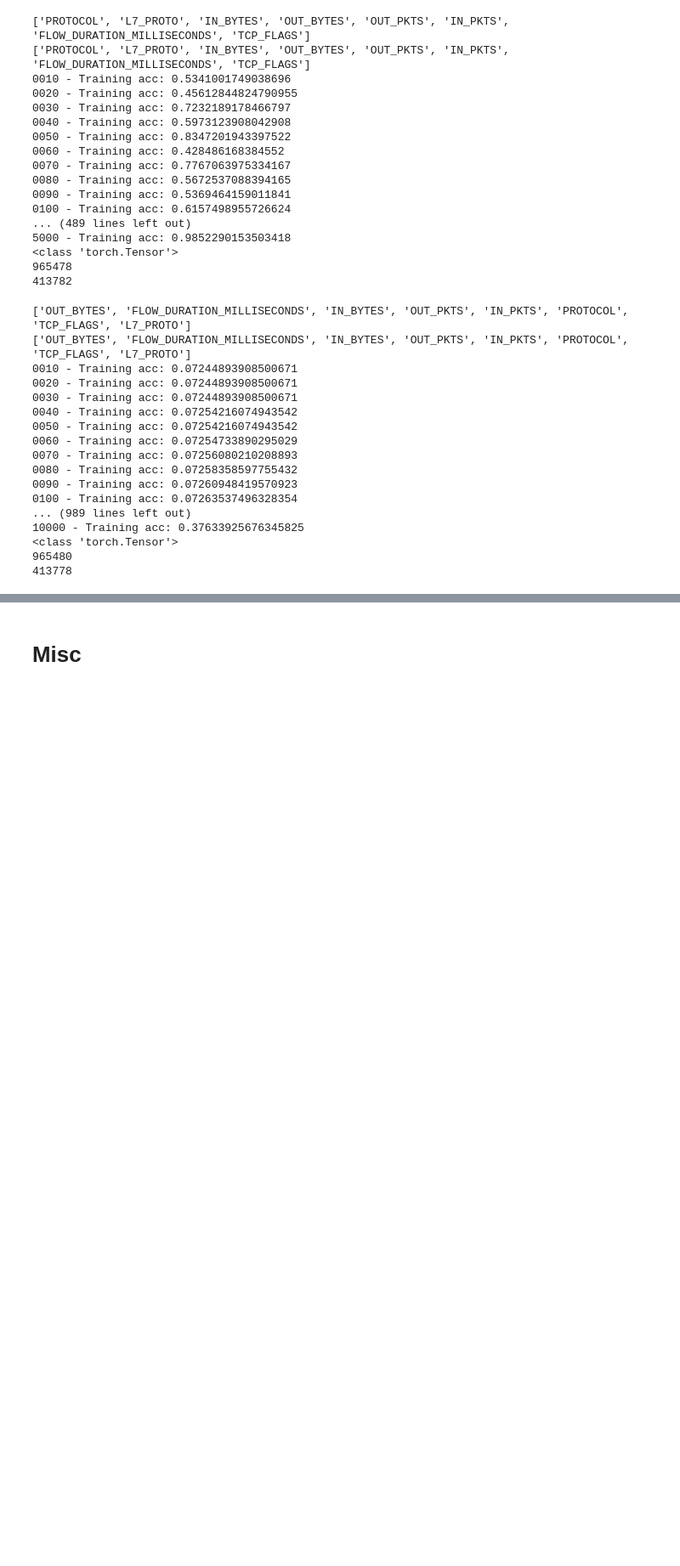
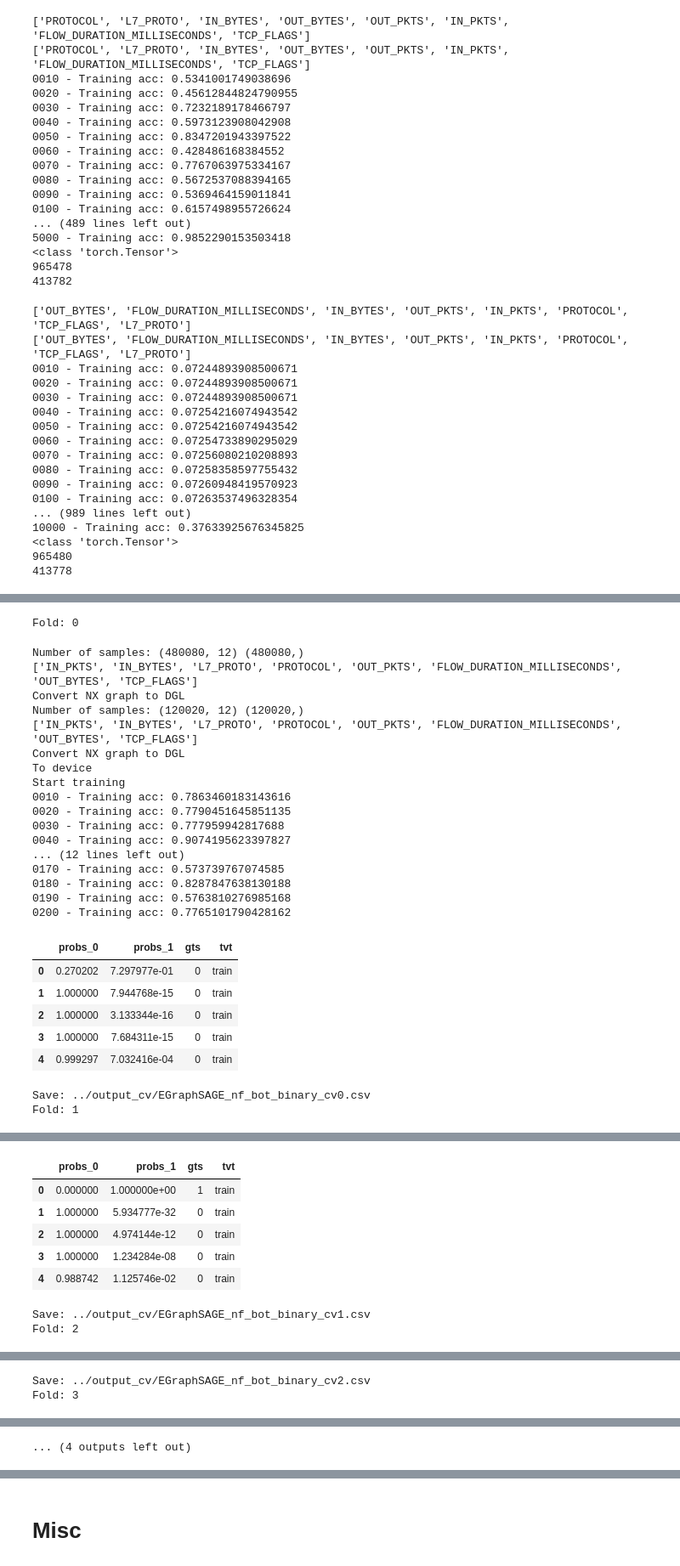
Before and after one commit to hoangntc/TS-IDS, a Jupyter notebook: experiment/3_baseline_EGraphSAGE.ipynb, the cells around one changed output, grey strips where cells are left out. Shown: that part at 85% size. Saved outputs shown, nothing was run; the diff lists cells and outputs as text; code cells hidden in the pictures; blank space fills up the shorter version.

```diff
--- a/experiment/3_baseline_EGraphSAGE.ipynb
+++ b/experiment/3_baseline_EGraphSAGE.ipynb
@@ -151,13 +152,14 @@ def create_prob_df(
 # %%
 def run_baseline(
     ds_name,
+    g_name,
     cname_label,
+    cname_tvt,
     n_epochs
 ):
-    cname_tvt = f'{cname_label}_tvt'
 
-    data = pd.read_csv(f'../datasets/{ds_name}_tvt.csv')
-    label2idx = pd.read_pickle(f'../datasets/{ds_name}_graph_multi.pkl')['label2idx']
+    data = pd.read_csv(f'../datasets/{ds_name}.csv')
+    label2idx = pd.read_pickle(f'../datasets/{g_name}.pkl')['label2idx']
     if cname_label == 'Attack':
         data['Attack'] = data['Attack'].map(label2idx)
 
@@ -175,7 +177,7 @@ def run_baseline(
     data.drop(columns=['L4_SRC_PORT','L4_DST_PORT'], inplace=True)
 
     ####
-    X_cnames = [c for c in data.columns if c not in ['Label_tvt', 'Attack_tvt']]
+    X_cnames = [c for c in data.columns if not c.startswith('Label_tvt') and not c.startswith('Attack_tvt')]
     X_train, X_test, y_train, y_test = (data[data[cname_tvt]!='test'][X_cnames],
                                         data[data[cname_tvt]=='test'][X_cnames],
                                         data[data[cname_tvt]!='test'][cname_label],
@@ -188,8 +190,12 @@ def run_baseline(
     encoder = ce.TargetEncoder(cols=['TCP_FLAGS','L7_PROTO','PROTOCOL'])
     encoder.fit(X_train, y_train)
 
-    G_train = build_graph(scaler, encoder, X_train, y_train, cols_to_norm)
-    G_test = build_graph(scaler, encoder, X_test, y_test, cols_to_norm)
+    G_train = build_graph(scaler, encoder, X_train, y_train, cols_to_norm, cname_label)
+    G_test = build_graph(scaler, encoder, X_test, y_test, cols_to_norm, cname_label)
+
+    print('To device')
+    G_train = G_train.to(torch.device(device))
+    G_test = G_test.to(torch.device(device))
 
     node_features = G_train.ndata['h']
     edge_features = G_train.edata['h']
@@ -222,6 +228,7 @@ def run_baseline(
     edge_label = G_train.edata[cname_label]
     train_mask = G_train.edata['train_mask']
 
+    print('Start training')
     for epoch in range(1, n_epochs+1):
         pred = model(G_train, node_features, edge_features).to(device)
         loss = criterion(pred[train_mask], edge_label[train_mask])
@@ -241,9 +248,6 @@ def run_baseline(
     #### train
     train_pred_prop = model(G_train, node_features, edge_features).to(device)
     train_actual = G_train.edata.pop(cname_label)
-    print(type(train_actual))
-    print(len(train_actual))
-    print(len(test_actual))
     #### create probs df
     test_prob_df = create_prob_df(
         'train',
@@ -413,0 +441,47 @@ ton_multi_prob_df.to_csv('../output/EGraphSAGE_nf_ton_multi.csv', index=False)
+# %%
+n_epochs = 200
+cname_label = 'Label'
+ds_name = 'NF-BoT-IoT_cv'
+g_name = 'NF-BoT-IoT_cv0_graph_binary'
+for fold in range(n_folds):
+    print('Fold:', fold)
+    cname_tvt = f'{cname_label}_tvt_fold_{fold}'
+    df_result = run_baseline(
+        ds_name,
+        g_name,
+        cname_label,
+        cname_tvt,
+        n_epochs
+    )
+    display(df_result.head())
+    if flag_save:
+        out_path = f'../output_cv/EGraphSAGE_nf_bot_binary_cv{fold}.csv'
+        print('Save:', out_path)
+        df_result.to_csv(out_path, index=False)
+# %% [output]
+Fold: 0
+Number of samples: (480080, 12) (480080,)
+['IN_PKTS', 'IN_BYTES', 'L7_PROTO', 'PROTOCOL', 'OUT_PKTS', 'FLOW_DURATION_MILLISECONDS', 'OUT_BYTES', 'TCP_FLAGS']
+Convert NX graph to DGL
+Number of samples: (120020, 12) (120020,)
+['IN_PKTS', 'IN_BYTES', 'L7_PROTO', 'PROTOCOL', 'OUT_PKTS', 'FLOW_DURATION_MILLISECONDS', 'OUT_BYTES', 'TCP_FLAGS']
+Convert NX graph to DGL
+To device
+Start training
+0010 - Training acc: 0.7863460183143616
+0020 - Training acc: 0.7790451645851135
+0030 - Training acc: 0.777959942817688
+0040 - Training acc: 0.9074195623397827
+... (12 lines left out)
+0170 - Training acc: 0.573739767074585
+0180 - Training acc: 0.8287847638130188
+0190 - Training acc: 0.5763810276985168
+0200 - Training acc: 0.7765101790428162
+|  | probs_0 | probs_1 | gts | tvt |
+| 0 | 0.270202 | 7.297977e-01 | 0 | train |
+| 1 | 1.000000 | 7.944768e-15 | 0 | train |
+| 2 | 1.000000 | 3.133344e-16 | 0 | train |
+| 3 | 1.000000 | 7.684311e-15 | 0 | train |
+| 4 | 0.999297 | 7.032416e-04 | 0 | train |
+Save: ../output_cv/EGraphSAGE_nf_bot_binary_cv0.csv
+Fold: 1
@@ -413,0 +505,8 @@ ton_multi_prob_df.to_csv('../output/EGraphSAGE_nf_ton_multi.csv', index=False)
+|  | probs_0 | probs_1 | gts | tvt |
+| 0 | 0.000000 | 1.000000e+00 | 1 | train |
+| 1 | 1.000000 | 5.934777e-32 | 0 | train |
+| 2 | 1.000000 | 4.974144e-12 | 0 | train |
+| 3 | 1.000000 | 1.234284e-08 | 0 | train |
+| 4 | 0.988742 | 1.125746e-02 | 0 | train |
+Save: ../output_cv/EGraphSAGE_nf_bot_binary_cv1.csv
+Fold: 2
@@ -413,0 +536,2 @@ ton_multi_prob_df.to_csv('../output/EGraphSAGE_nf_ton_multi.csv', index=False)
+Save: ../output_cv/EGraphSAGE_nf_bot_binary_cv2.csv
+Fold: 3
@@ -413,0 +561 @@ ton_multi_prob_df.to_csv('../output/EGraphSAGE_nf_ton_multi.csv', index=False)
+... (4 outputs left out)
```
Also changed, not shown: parts of 20 cells of this notebook, 8 other files.
